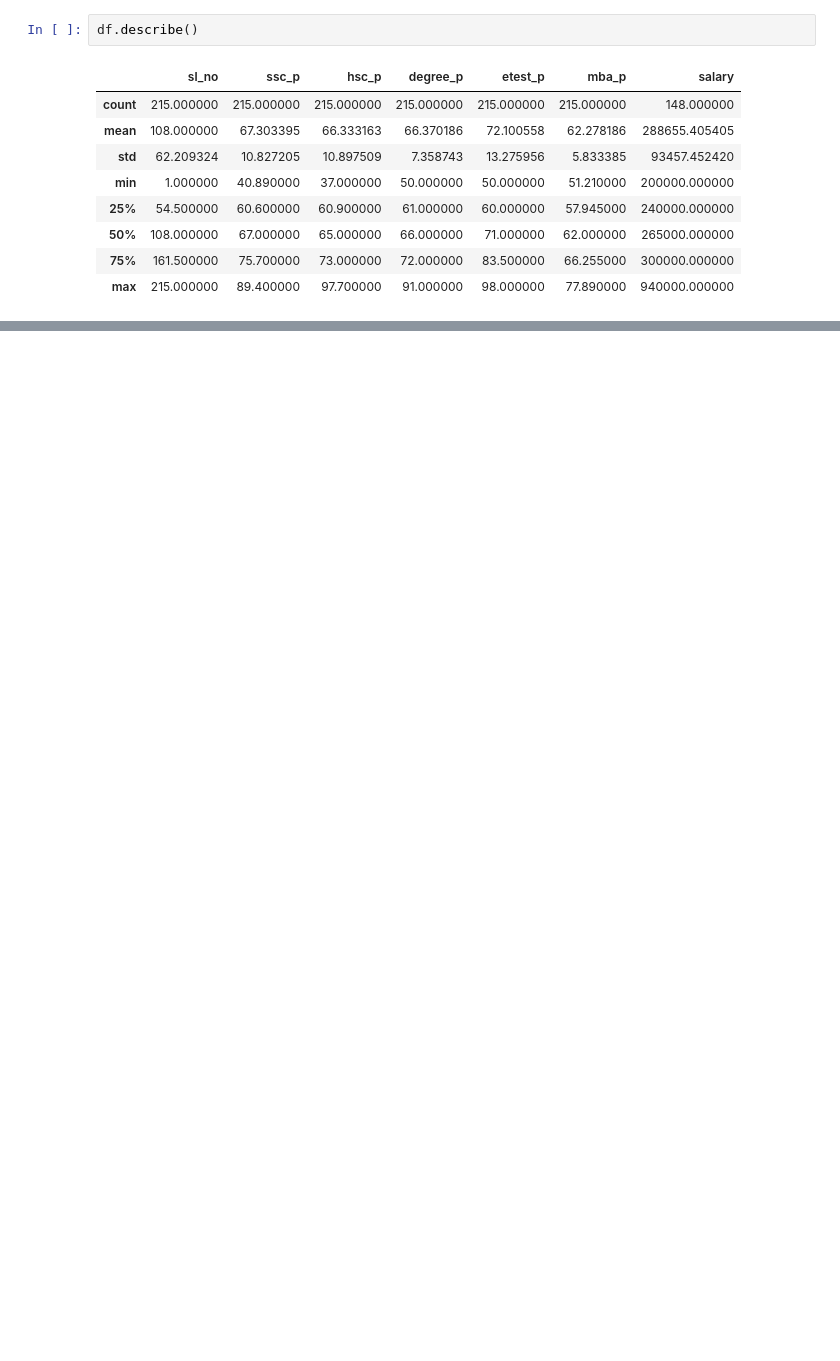
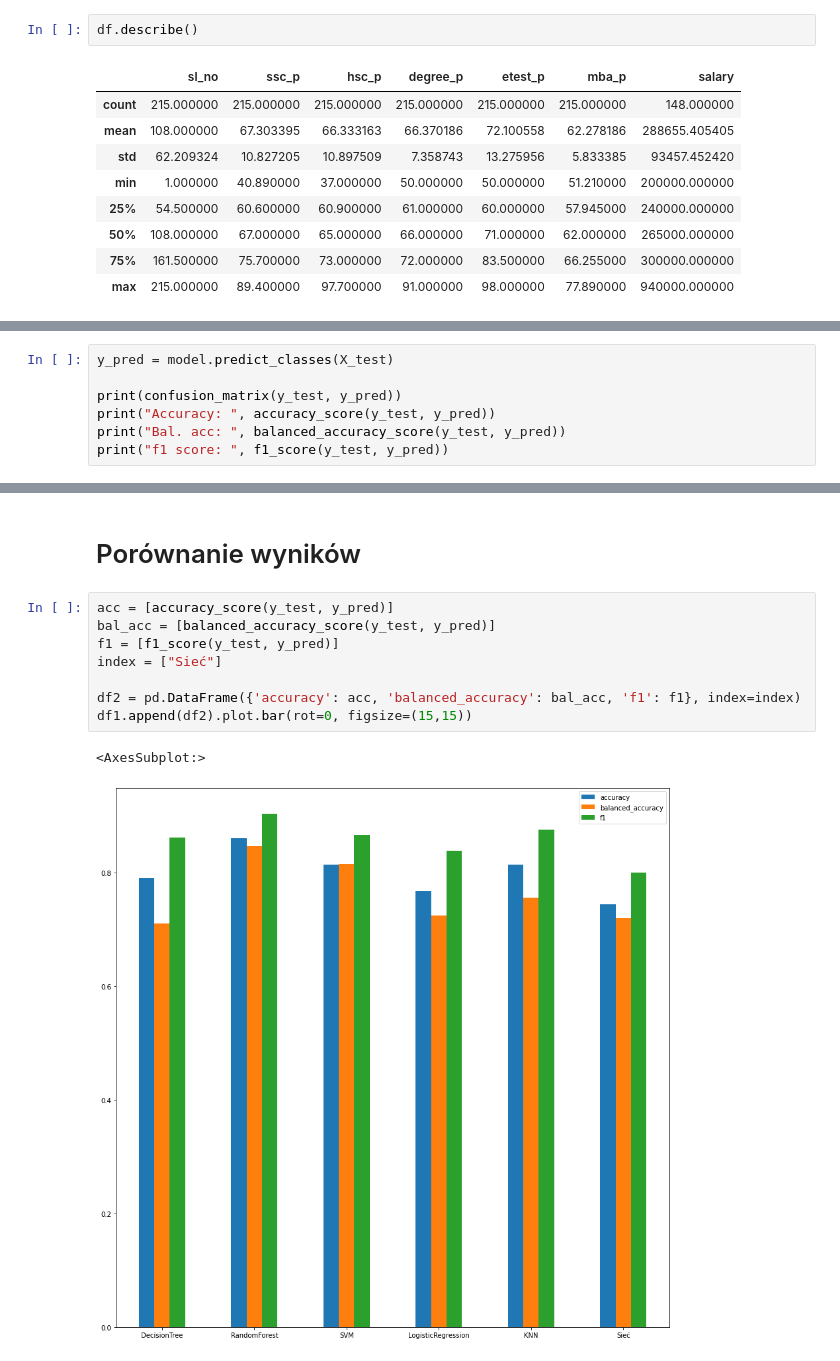
Before and after one commit to mgwoozdz/PSI_project, a Jupyter notebook: campus_recruitment.ipynb, the cells around one changed output, grey strips where cells are left out. Saved outputs shown, nothing was run; the diff lists cells and outputs as text; blank space fills up the shorter version.

```diff
--- a/campus_recruitment.ipynb
+++ b/campus_recruitment.ipynb
@@ -70,0 +692,7 @@ df.drop((columns=['PassengerId'])
+# %%
+y_pred = model.predict_classes(X_test)
+
+print(confusion_matrix(y_test, y_pred))
+print("Accuracy: ", accuracy_score(y_test, y_pred))
+print("Bal. acc: ", balanced_accuracy_score(y_test, y_pred))
+print("f1 score: ", f1_score(y_test, y_pred))
@@ -70,0 +735,13 @@ df.drop((columns=['PassengerId'])
+# %% [markdown]
+# Porównanie wyników
+# %%
+acc = [accuracy_score(y_test, y_pred)]
+bal_acc = [balanced_accuracy_score(y_test, y_pred)]
+f1 = [f1_score(y_test, y_pred)]
+index = ["Sieć"]
+
+df2 = pd.DataFrame({'accuracy': acc, 'balanced_accuracy': bal_acc, 'f1': f1}, index=index)
+df1.append(df2).plot.bar(rot=0, figsize=(15,15))
+# %% [output]
+<AxesSubplot:>
+[figure, added]
```
Also changed, not shown: parts of 70 cells of this notebook.
